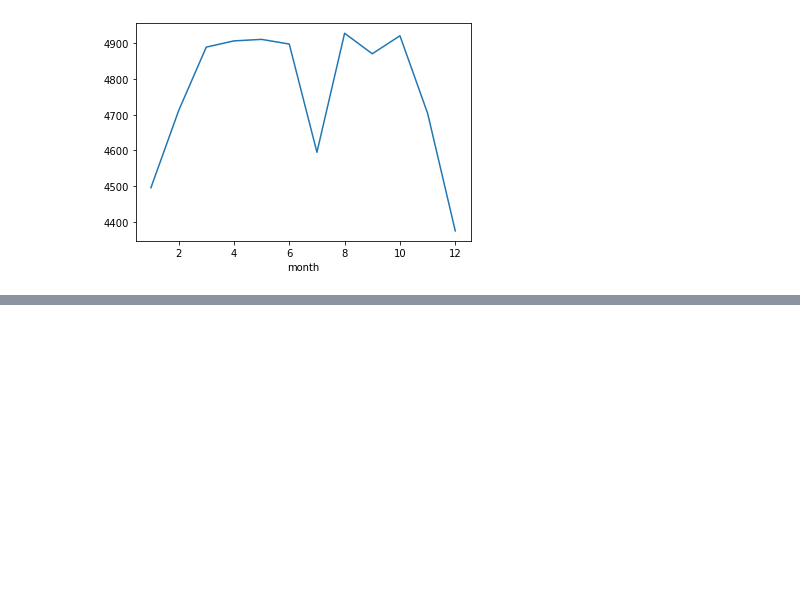
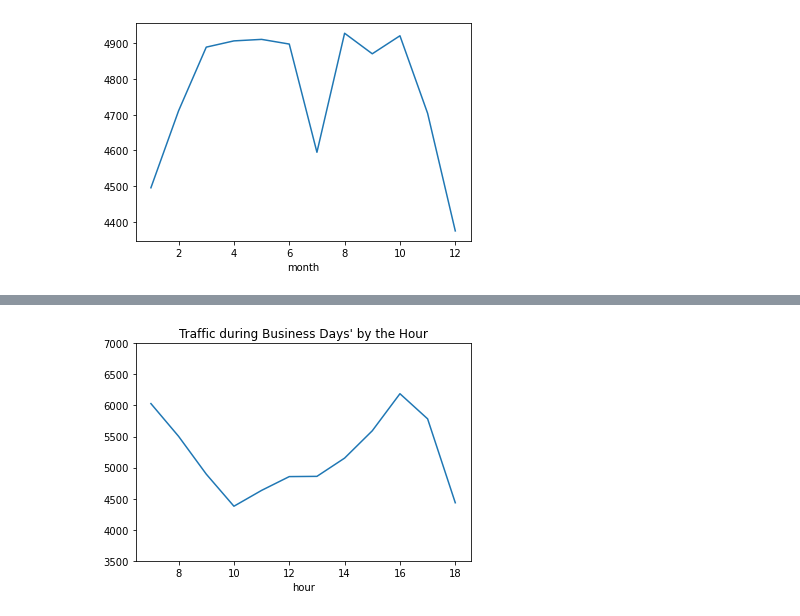
Before and after one commit to hkawamat/hkawamat, a Jupyter notebook: Project 4.ipynb, the cells around one changed output, grey strips where cells are left out. Saved outputs shown, nothing was run; the diff lists cells and outputs as text; code cells hidden in the pictures; blank space fills up the shorter version.

```diff
--- a/Project 4.ipynb
+++ b/Project 4.ipynb
@@ -149,0 +174,6 @@ plt.show()
+# %%
+traffic_day['hour'] = traffic_day['date_time'].dt.hour
+business_day = traffic_day[traffic_day['dayofweek'] <= 4]
+weekend_day = traffic_day[traffic_day['dayofweek'] >= 5]
+business_by_hour = business_day.groupby('hour').mean()
+weekend_by_hour = weekend_day.groupby('hour').mean()
@@ -149,0 +197,7 @@ plt.show()
+# %%
+business_by_hour['traffic_volume'].plot.line()
+plt.ylim(3500, 7000)
+plt.title('Traffic during Business Days\' by the Hour')
+plt.show()
+# %% [output]
+[figure, added]
```
Also changed, not shown: parts of 19 cells of this notebook.
